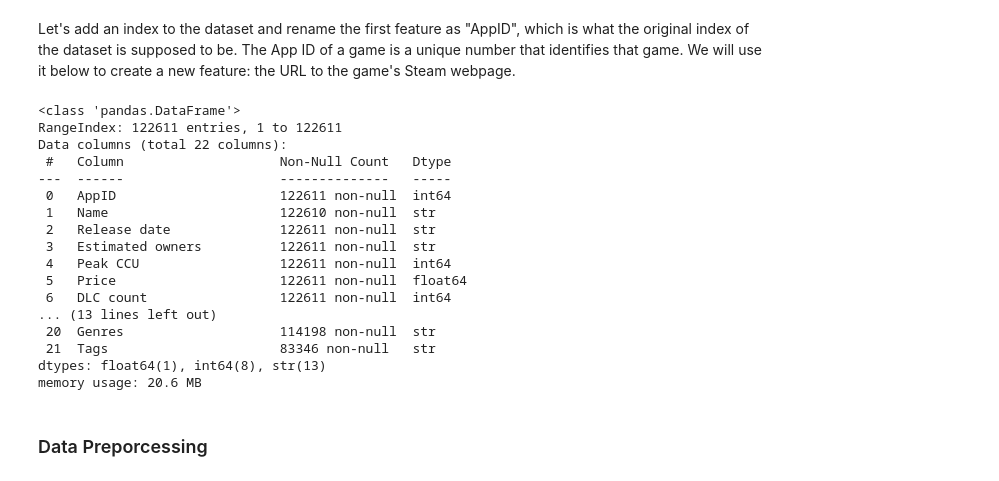
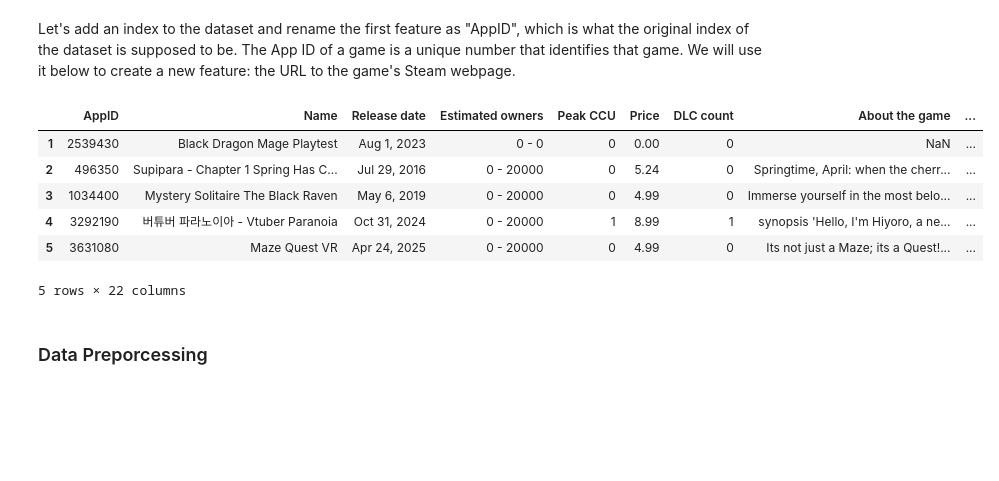
Before and after one commit to shujoshi-git/steam-games-recommender, a Jupyter notebook: steam_games.ipynb, the cells around one changed output. Drawn from its saved outputs; the diff is of its cells as text; code cells hidden in the pictures; blank space fills up the shorter version.

```diff
--- a/steam_games.ipynb
+++ b/steam_games.ipynb
@@ -159,25 +159,15 @@ df.index = df.index + 1
 
 df = df.rename(columns={'index': 'AppID'}) # Rename the original index as "AppID".
 # %%
-df.info()
+df.head()
 # %% [output]
+|  | AppID | Name | Release date | Estimated owners | Peak CCU | Price | DLC count | About the game | ... |
+| 1 | 2539430 | Black Dragon Mage Playtest | Aug 1, 2023 | 0 - 0 | 0 | 0.00 | 0 | NaN | ... |
+| 2 | 496350 | Supipara - Chapter 1 Spring Has C... | Jul 29, 2016 | 0 - 20000 | 0 | 5.24 | 0 | Springtime, April: when the cherr... | ... |
+| 3 | 1034400 | Mystery Solitaire The Black Raven | May 6, 2019 | 0 - 20000 | 0 | 4.99 | 0 | Immerse yourself in the most belo... | ... |
+| 4 | 3292190 | 버튜버 파라노이아 - Vtuber Paranoia | Oct 31, 2024 | 0 - 20000 | 1 | 8.99 | 1 | synopsis 'Hello, I'm Hiyoro, a ne... | ... |
+| 5 | 3631080 | Maze Quest VR | Apr 24, 2025 | 0 - 20000 | 0 | 4.99 | 0 | Its not just a Maze; its a Quest!... | ... |
-<class 'pandas.DataFrame'>
-RangeIndex: 122611 entries, 1 to 122611
-Data columns (total 22 columns):
- #   Column                    Non-Null Count   Dtype
----  ------                    --------------   -----
- 0   AppID                     122611 non-null  int64
- 1   Name                      122610 non-null  str
- 2   Release date              122611 non-null  str
- 3   Estimated owners          122611 non-null  str
- 4   Peak CCU                  122611 non-null  int64
- 5   Price                     122611 non-null  float64
- 6   DLC count                 122611 non-null  int64
-... (13 lines left out)
- 20  Genres                    114198 non-null  str
- 21  Tags                      83346 non-null   str
-dtypes: float64(1), int64(8), str(13)
-memory usage: 20.6 MB
+5 rows × 22 columns
 # %% [markdown]
 ### Data Preporcessing
 # %% [markdown]
```
Also changed, not shown: parts of 11 cells of this notebook.
